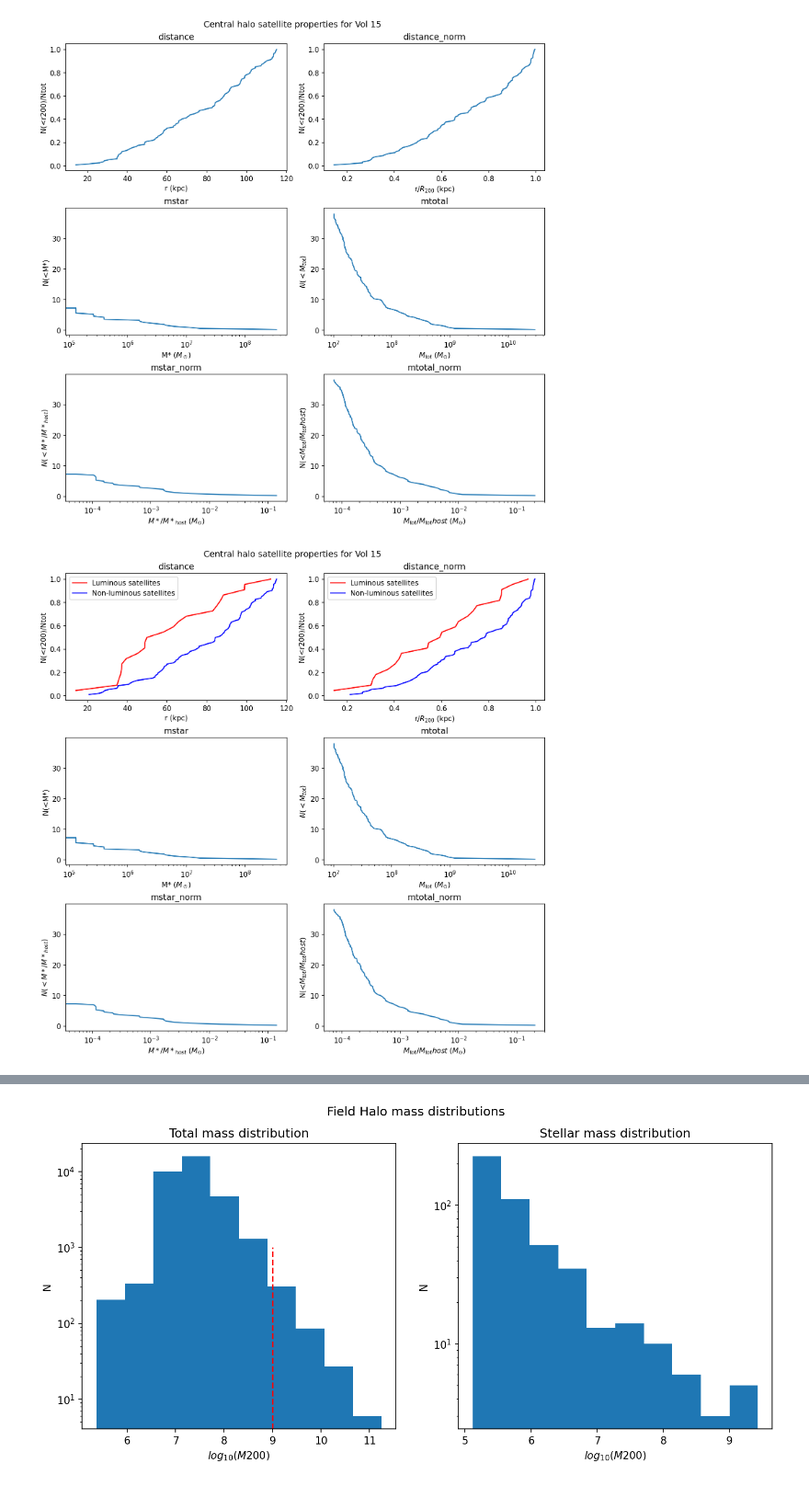
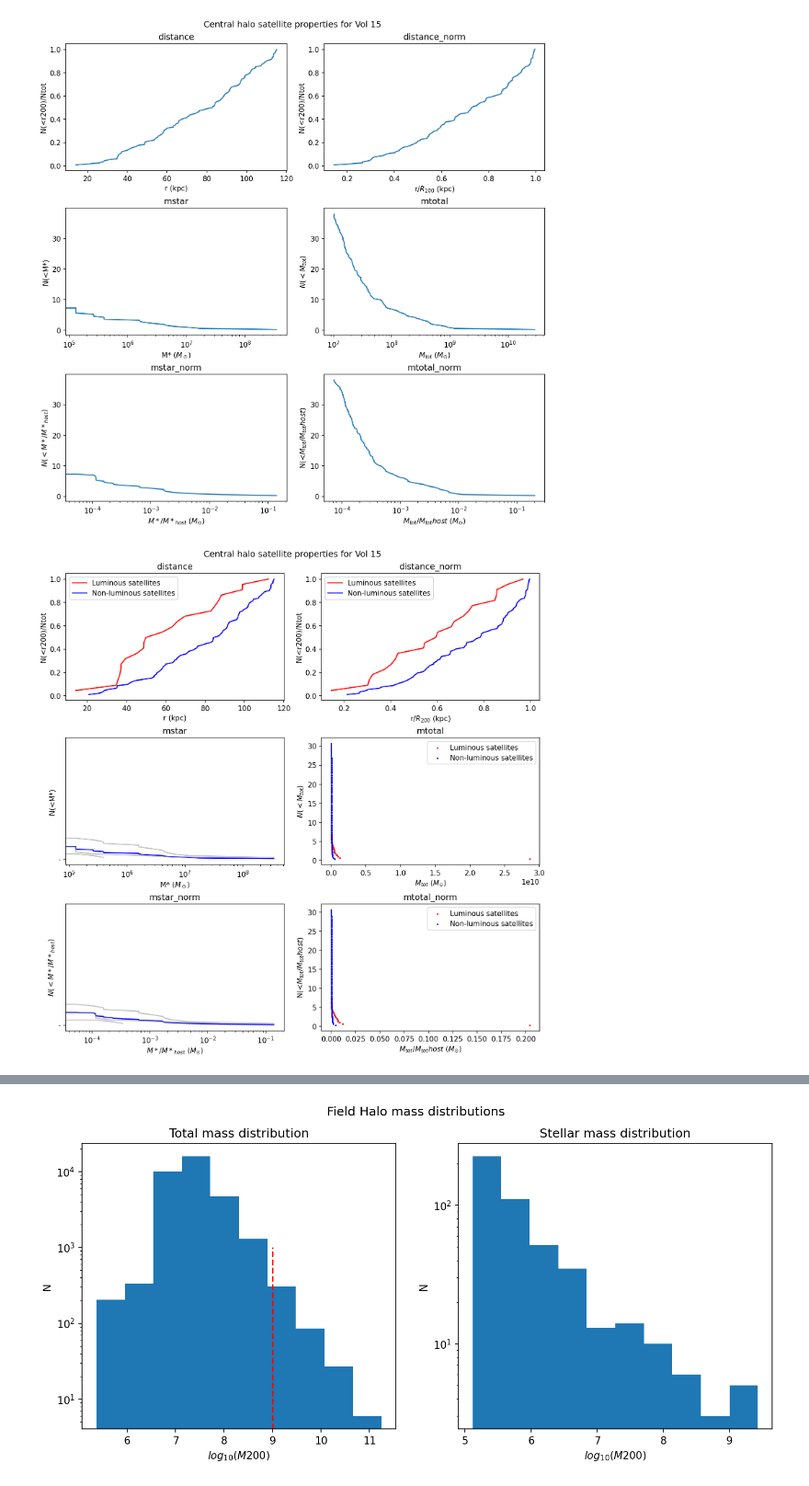
Before and after one commit to PK0207/scripts_by_me, a Jupyter notebook: cosmo_simulations/sim_rework.ipynb, the cells around one changed output, grey strips where cells are left out. Shown at 92% size. Cells and saved outputs as stored; diff of their text form; code cells hidden in the pictures.

Commit message:
plot update
Made SMHM plot with all hosts and median line
Also made Non-luminous and luminous plot for mtot number plots
also made per-halo and average M* plots

```diff
--- a/cosmo_simulations/sim_rework.ipynb
+++ b/cosmo_simulations/sim_rework.ipynb
@@ -521,11 +521,12 @@ for i in central_df['Host i']:
 non_zero_mask = np.concatenate([array != 0 for array in arrays['mstar']])
 zero_mask = np.concatenate([array == 0 for array in arrays['mstar']])
 for j, key in enumerate(list(arrays.keys())):
-    arrays[key] = np.concatenate(arrays[key])
-    # Determine y values
     if key == 'distance' or key == 'distance_norm':
+        arrays[key] = np.concatenate(arrays[key])
+
         nonzero_x_values = sorted(arrays[key][non_zero_mask], reverse=True)
         zero_x_values = sorted(arrays[key][zero_mask], reverse=True)
+
         #differentiate between luminous and non-luminous satellites here
         nonzero_y_values = np.linspace(len(nonzero_x_values), 1, len(nonzero_x_values)) / len(nonzero_x_values)
         zero_y_values = np.linspace(len(zero_x_values), 1, len(zero_x_values)) / len(zero_x_values)
@@ -535,39 +536,58 @@ for j, key in enumerate(list(arrays.keys())):
         ax_flat[j].set_title(key)
         ax_flat[j].legend()
 
+    elif key == 'mtotal' or key == 'mtotal_norm':
+        arrays[key] = np.concatenate(arrays[key])
+
+        nonzero_x_values = sorted(arrays[key][non_zero_mask], reverse=True)
+        zero_x_values = sorted(arrays[key][zero_mask], reverse=True)
+
+        nonzero_y_values = np.arange(1, len(nonzero_x_values)+1)/len(central_df)
+        zero_y_values = np.arange(1, len(zero_x_values)+1)/len(central_df)
+        # Plot the values with a label for the host index
+        ax_flat[j].scatter(nonzero_x_values, nonzero_y_values, c='r', s=2, label='Luminous satellites')
+        ax_flat[j].scatter(zero_x_values, zero_y_values, c='b', s=2, label='Non-luminous satellites')
+        ax_flat[j].set_title(key)
+        ax_flat[j].legend()
+
     else:
-        x_values = sorted(arrays[key], reverse=True)
+        mstar_concatenated = np.concatenate(arrays[key])
+        x_values_conc = sorted(mstar_concatenated, reverse=True)
         ax_flat[j].set_xscale('log')
-        y_values = np.arange(1, len(x_values) + 1)
-        y_values = y_values / len(central_df)
+        y_values_conc = np.arange(1, len(x_values_conc) + 1) / len(central_df)
         # Plot the values with a label for the host index
-        ax_flat[j].plot(x_values, y_values, '-')
+        ax_flat[j].plot(x_values_conc, y_values_conc, 'b', '-')
         ax_flat[j].set_title(key)
+        #Add the individual host plots:
+        for array in arrays[key]:
+            x_values = sorted(array, reverse=True)
+            y_values = np.arange(1, len(x_values)+1)
+            ax_flat[j].plot(x_values, y_values, alpha=0.5, c='gray')
 
 ax_flat[0].set_xlabel('r (kpc)')
 ax_flat[0].set_ylabel('N(<r200)/Ntot')
 
 ax_flat[1].set_xlabel(r'r/$R_{200}$ (kpc)')
 ax_flat[1].set_ylabel('N(<r200)/Ntot')
 
 ax_flat[2].set_xlabel(r'M* ($M_\odot$)')
 ax_flat[2].set_ylabel('N(<M*)')
 #ax_flat[2].set_yscale('log')
 
 ax_flat[3].set_xlabel(r'$M_{tot}$ ($M_{\odot}$)')
 ax_flat[3].set_ylabel('$N(<M_{tot})$')
 #ax_flat[3].set_yscale('log')
 
 ax_flat[4].set_xlabel(r'$M*/M*_{host}$ ($M_{\odot}$)')
 ax_flat[4].set_ylabel('$N(<M*/M*_{host})$')
 #ax_flat[4].set_yscale('log')
 
 ax_flat[5].set_xlabel(r'$M_{tot}/M_{tot} host$ ($M_{\odot}$)')
 ax_flat[5].set_ylabel(r'N(<$M_{tot}/M_{tot} host$)')
 #ax_flat[5].set_yscale('log')
 
 fig.suptitle('Central halo satellite properties for Vol 15')
 
 plt.show()
 # %% [output]
-[figure, old version]
+[figure, new version]
```
Also changed, not shown: parts of 2 cells of this notebook.
